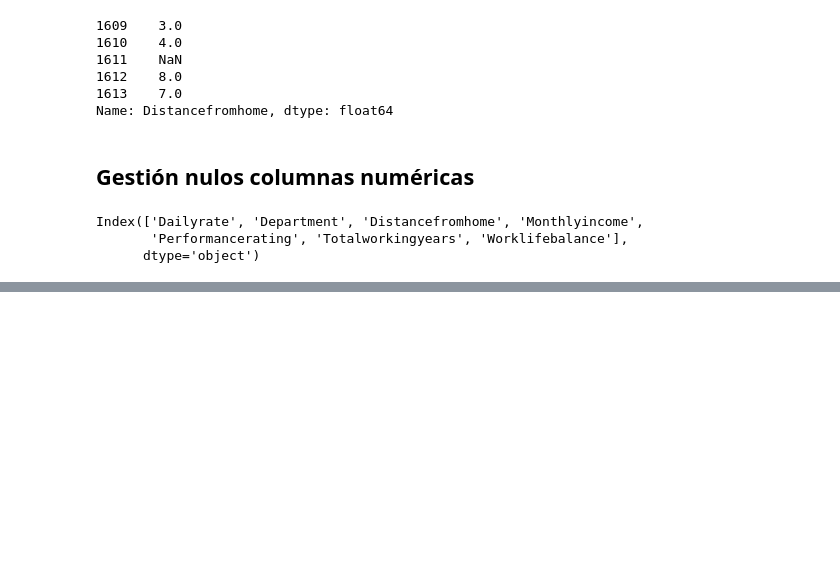
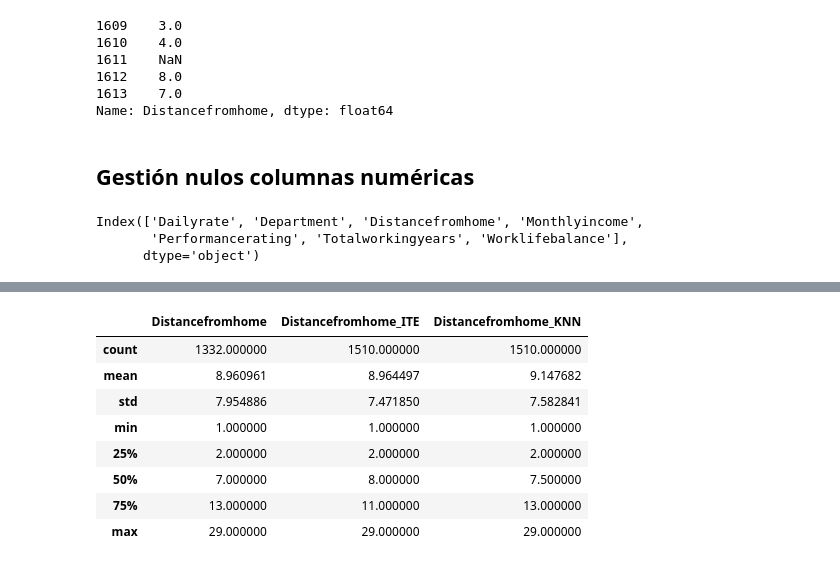
Before and after one commit to Adalab/proyecto-da-promo-F-modulo-3-team-6, a Jupyter notebook: 2_raw_data_base_columns.ipynb, the cells around one changed output, grey strips where cells are left out. Cells and saved outputs as stored; diff of their text form; code cells hidden in the pictures; blank space fills up the shorter version.

```diff
--- a/2_raw_data_base_columns.ipynb
+++ b/2_raw_data_base_columns.ipynb
@@ -278,0 +339,12 @@ dtype: int64 nulos
+# %%
+df_rawdata_copy.describe()[["Distancefromhome", "Distancefromhome_ITE", "Distancefromhome_KNN"]]
+# %% [output]
+|  | Distancefromhome | Distancefromhome_ITE | Distancefromhome_KNN |
+| count | 1332.000000 | 1510.000000 | 1510.000000 |
+| mean | 8.960961 | 8.964497 | 9.147682 |
+| std | 7.954886 | 7.471850 | 7.582841 |
+| min | 1.000000 | 1.000000 | 1.000000 |
+| 25% | 2.000000 | 2.000000 | 2.000000 |
+| 50% | 7.000000 | 8.000000 | 7.500000 |
+| 75% | 13.000000 | 11.000000 | 13.000000 |
+| max | 29.000000 | 29.000000 | 29.000000 |
```
Also changed, not shown: parts of 19 cells of this notebook.
